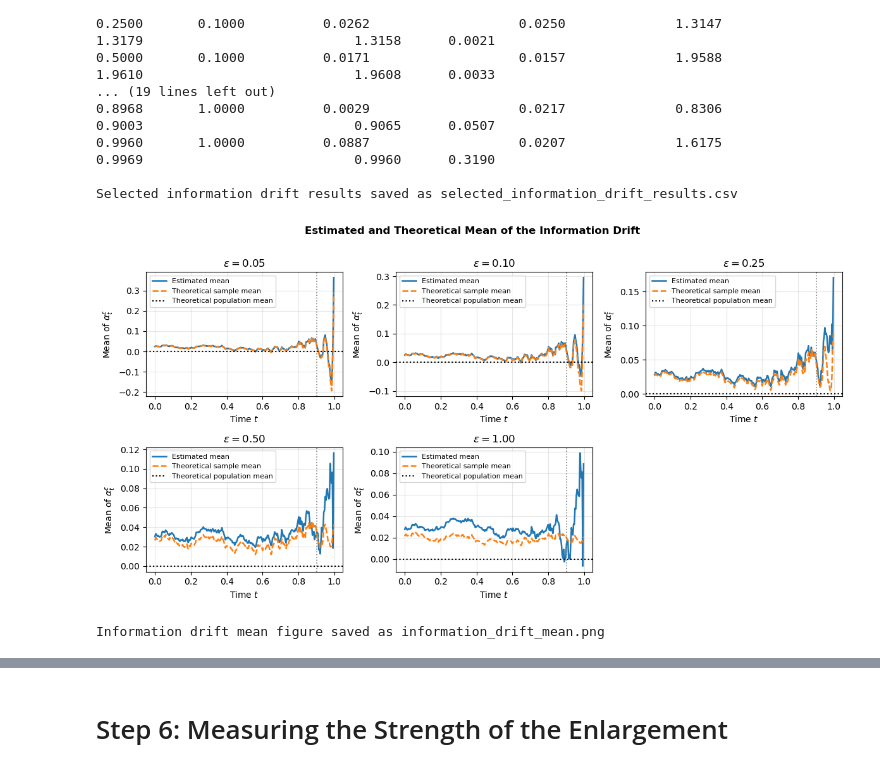
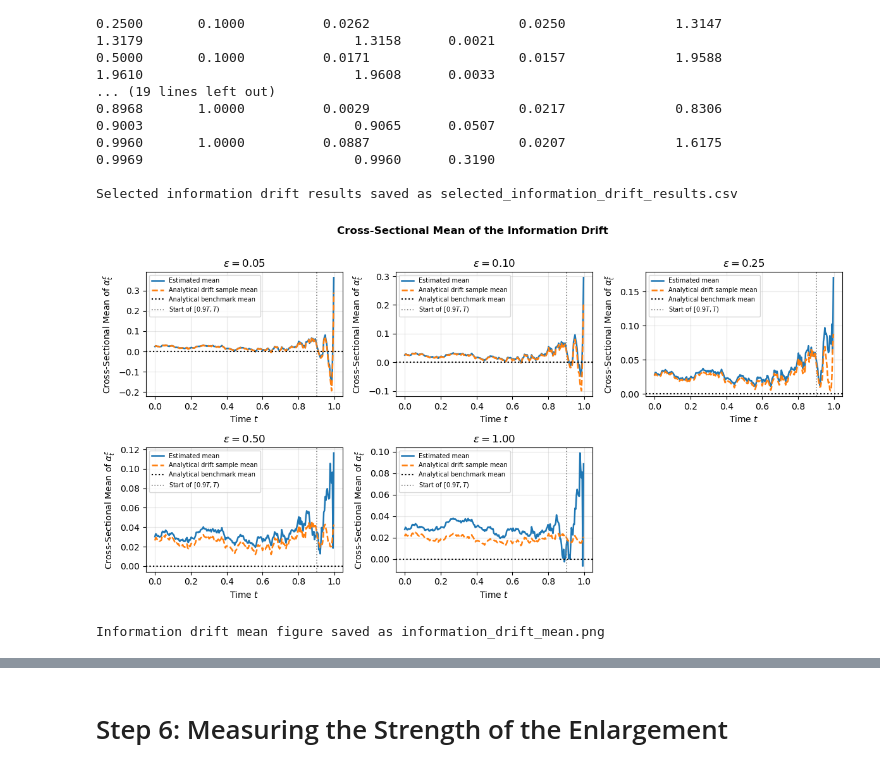
Before and after one commit to Annnnnnngela/insider-trading-noisy-information, a Jupyter notebook: main.ipynb, the cells around one changed output, grey strips where cells are left out. Saved outputs shown, nothing was run; the diff lists cells and outputs as text; code cells hidden in the pictures.

```diff
--- a/main.ipynb
+++ b/main.ipynb
@@ -1371,30 +1391,31 @@ OUT-OF-SAMPLE VALIDATION RESULTS
 # ==================================================
 
 # Select one path from the testing sample
-representative_path = testing_indices[0]
+selected_testing_path = testing_indices[0]
 
 fig, ax = plt.subplots(
     figsize=(10, 6)
 )
 
-# Observed Brownian motion
+# Brownian motion observed over time
 ax.plot(
     time_grid,
-    brownian_paths[:, representative_path],
+    brownian_paths[:, selected_testing_path],
     color="black",
     linestyle="--",
     linewidth=1.8,
     label=r"Observed $W_t$"
 )
 
-# Estimated conditional expectations
+# Estimated conditional expectations for
+# different noise levels
 for epsilon in noise_levels:
 
     ax.plot(
         time_grid,
         conditional_expectation_estimates[
             epsilon
-        ][:, representative_path],
+        ][:, selected_testing_path],
         linewidth=1.8,
         label=(
             rf"$\widehat{{m}}_t$, "
@@ -1402,15 +1423,16 @@ for epsilon in noise_levels:
         )
     )
 
-# True terminal value
+# Realised terminal Brownian value for
+# the selected testing path
 ax.axhline(
     terminal_brownian_values[
-        representative_path
+        selected_testing_path
     ],
     color="grey",
     linestyle=":",
     linewidth=2,
-    label=r"True $W_T$"
+    label=r"Realised $W_T$"
 )
 
 ax.set_title(
@@ -1797,7 +1924,8 @@ SELECTED INFORMATION DRIFT RESULTS
 Selected information drift results saved as selected_information_drift_results.csv
 # %%
 # ==================================================
-# Plot the mean of the information drift
+# Plot the cross-sectional mean
+# of the information drift
 # ==================================================
 
 fig, axes = plt.subplots(
@@ -1807,7 +1935,14 @@ fig, axes = plt.subplots(
     sharex=False
 )
 
+# Convert the two-dimensional axes array
+# into a one-dimensional array
 axes = axes.flatten()
+
+
+# ==================================================
+# Create one subplot for each noise level
+# ==================================================
 
 for plot_index, epsilon in enumerate(
     noise_levels
@@ -1815,6 +1950,8 @@ for plot_index, epsilon in enumerate(
 
     ax = axes[plot_index]
 
+    # Select and sort the information drift results
+    # for the current noise level
     epsilon_results = (
         information_drift_results_df[
             np.isclose(
@@ -1827,7 +1964,9 @@ for plot_index, epsilon in enumerate(
         .sort_values("Time")
     )
 
-    # Mean of estimated drift
+    # ----------------------------------------------
+    # Mean of regression-based drift estimates
+    # ----------------------------------------------
 
     ax.plot(
         epsilon_results["Time"],
@@ -1837,35 +1976,49 @@ for plot_index, epsilon in enumerate(
         label="Estimated mean"
     )
 
-    # Mean of theoretical drift on testing paths
+    # ----------------------------------------------
+    # Sample mean of the analytical drift
+    # on the same testing paths
+    # ----------------------------------------------
 
     ax.plot(
         epsilon_results["Time"],
         epsilon_results[
-            "Theoretical sample mean"
+            "Analytical drift sample mean"
         ],
         color="tab:orange",
         linestyle="--",
         linewidth=1.8,
-        label="Theoretical sample mean"
+        label="Analytical drift sample mean"
     )
 
-    # Theoretical population mean
+    # ----------------------------------------------
+    # Analytical benchmark mean
+    # ----------------------------------------------
 
     ax.axhline(
-        0,
+        y=0,
         color="black",
         linestyle=":",
         linewidth=1.5,
-        label="Theoretical population mean"
+        label="Analytical benchmark mean"
     )
 
+    # ----------------------------------------------
+    # Start of the near-maturity region
+    # ----------------------------------------------
+
     ax.axvline(
-        0.9 * T,
+        x=near_maturity_start,
         color="grey",
         linestyle=":",
-        linewidth=1.2
+        linewidth=1.2,
+        label=r"Start of $[0.9T,T)$"
     )
+
+    # ----------------------------------------------
+    # Subplot formatting
+    # ----------------------------------------------
 
     ax.set_title(
         rf"$\varepsilon={epsilon:.2f}$",
@@ -1877,7 +2030,8 @@ for plot_index, epsilon in enumerate(
     )
 
     ax.set_ylabel(
-        r"Mean of $\alpha_t^\varepsilon$"
+        r"Cross-Sectional Mean of "
+        r"$\alpha_t^\varepsilon$"
     )
 
     ax.grid(
@@ -1885,42 +2039,54 @@ for plot_index, epsilon in enumerate(
     )
 
     ax.legend(
-        fontsize=8
+        fontsize=7
     )
 
+
+# ==================================================
 # Remove the unused sixth subplot
+# ==================================================
 
 fig.delaxes(
     axes[-1]
 )
 
+
+# ==================================================
+# Add the overall title
+# ==================================================
+
 fig.suptitle(
-    "Estimated and Theoretical Mean "
-    "of the Information Drift",
+    "Cross-Sectional Mean of the Information Drift",
     fontweight="bold",
     y=1.01
 )
 
 fig.tight_layout()
+
+
+# ==================================================
+# Save and display the figure
+# ==================================================
 
 drift_mean_filename = (
     "information_drift_mean.png"
 )
 
 fig.savefig(
     drift_mean_filename,
     dpi=300,
     bbox_inches="tight"
 )
 
 plt.show()
 
 print(
     f"\nInformation drift mean figure saved as "
     f"{drift_mean_filename}"
 )
 # %% [output]
-[figure, old version]
+[figure, new version]
 Information drift mean figure saved as information_drift_mean.png
 # %%
 # ==================================================
```
Also changed, not shown: parts of 37 cells of this notebook, 13 other files.
